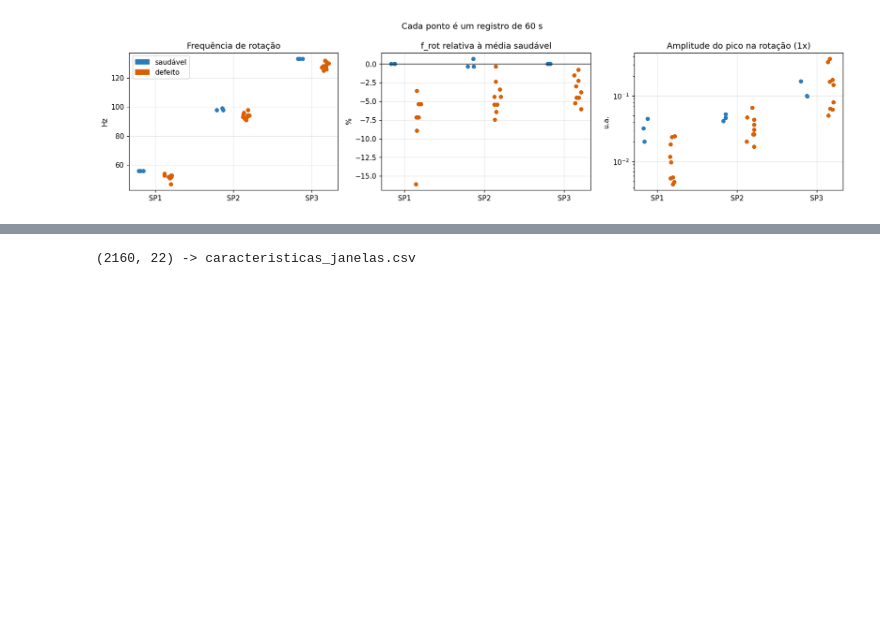
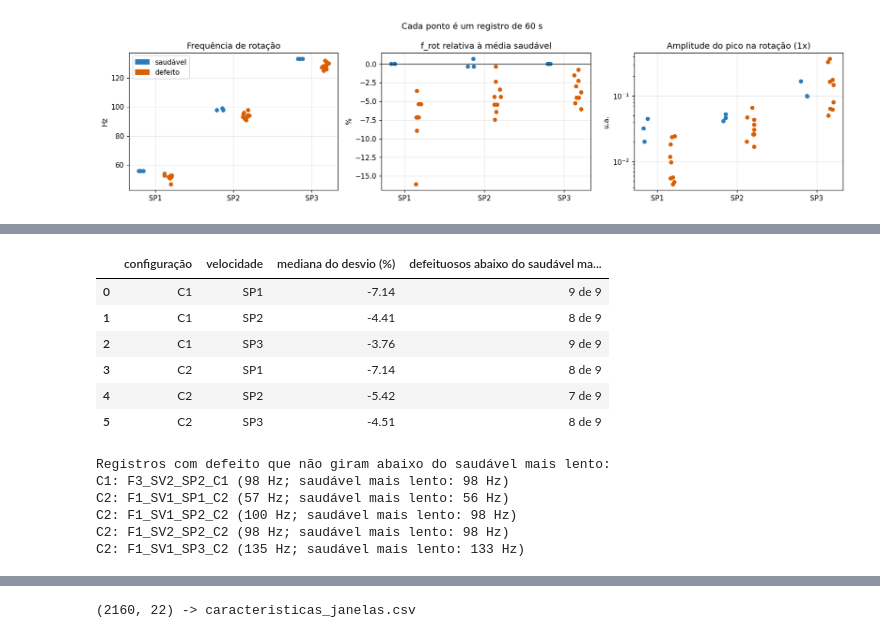
Before and after one commit to carol-santiago/Projeto-DronePropB-Sinais-e-Sistemas, a Jupyter notebook: código/main.ipynb, the cells around one changed output, grey strips where cells are left out. Drawn from its saved outputs; the diff is of its cells as text; code cells hidden in the pictures; blank space fills up the shorter version.

Commit message:
explicação das configs

```diff
--- a/código/main.ipynb
+++ b/código/main.ipynb
@@ -189,7 +189,7 @@ Registros com passo de tempo irregular: 0
 Maior |média|/desvio padrão: 0.053
 Passo de quantização: 3.20e-04 u.a. | níveis distintos por registro: 692 a 9865
 # %%
-# Os saudáveis de C1 e C2 são o mesmo sinal?
+# Os saudáveis de C1 e C2 são o mesmo sinal? E os registros com defeito?
 iguais = []
 for sp in VELOCIDADES:
     for rep in [1, 2, 3]:
@@ -197,5 +197,13 @@ for sp in VELOCIDADES:
         b, _, _, _ = carregar_piezo(os.path.join(PASTA, f'F0_SV0_{sp}_C2_R{rep}.mat'))
         iguais.append(np.array_equal(a, b))
 print(f'{sum(iguais)} de {len(iguais)} pares F0 C1/C2 têm exatamente o mesmo sinal')
+
+iguais_def, datas_def = [], set()
+for _, r in inventario[(inventario['C'] == 1) & (inventario['F'] > 0)].iterrows():
+    a, _, _, data_a = carregar_piezo(os.path.join(PASTA, r['id'] + '.mat'))
+    b, _, _, data_b = carregar_piezo(os.path.join(PASTA, r['id'].replace('_C1', '_C2') + '.mat'))
+    iguais_def.append(np.array_equal(a, b))
+    datas_def.update([data_a, data_b])
+print(f'{sum(iguais_def)} de {len(iguais_def)} pares com defeito C1/C2 têm o mesmo sinal | datas de gravação: {sorted(datas_def)}')
 # %% [output]
 9 de 9 pares F0 C1/C2 têm exatamente o mesmo sinal
@@ -977,3 +991,51 @@ plt.tight_layout(); plt.show()
+# %%
+# Mesma medida de rotação, agora com os registros da configuração C2
+def freq_rotacao_sinal(x, sp):
+    """Igual a freq_rotacao, mas recebendo o sinal diretamente (C2 não está em `sinais`)."""
+    J = janelar(x, N_JAN)
+    f = espectro(J[0], FS)[0]
+    A = np.mean([espectro(j, FS)[1] for j in J], axis=0)
+    m = (f >= FAIXA_ROT[sp][0]) & (f <= FAIXA_ROT[sp][1])
+    return f[m][np.argmax(A[m])]
+
+linhas_c2 = []
+for _, r in inventario[(inventario['C'] == 2) & (inventario['SP'] > 0)].iterrows():
+    x, _, _, _ = carregar_piezo(os.path.join(PASTA, r['id'] + '.mat'))
+    sp = f"SP{r['SP']}"
+    linhas_c2.append({'id': r['id'], 'classe': 'saudável' if r['F'] == 0 else 'defeito',
+                      'velocidade': sp, 'f_rot (Hz)': freq_rotacao_sinal(x, sp)})
+rot_c2 = pd.DataFrame(linhas_c2)
+ref_c2 = rot_c2[rot_c2['classe'] == 'saudável'].groupby('velocidade')['f_rot (Hz)'].mean()
+rot_c2['desvio de f_rot vs. saudável (%)'] = 100 * (rot_c2['f_rot (Hz)'] / rot_c2['velocidade'].map(ref_c2) - 1)
+
+# Em cada configuração e velocidade: mediana do desvio e quantos defeituosos giram abaixo do saudável mais lento
+resumo, excecoes = [], []
+for nome, tab in [('C1', rot), ('C2', rot_c2)]:
+    for sp in VELOCIDADES:
+        lento = tab[(tab['velocidade'] == sp) & (tab['classe'] == 'saudável')]['f_rot (Hz)'].min()
+        d = tab[(tab['velocidade'] == sp) & (tab['classe'] == 'defeito')]
+        resumo.append({'configuração': nome, 'velocidade': sp,
+                       'mediana do desvio (%)': round(d['desvio de f_rot vs. saudável (%)'].median(), 2),
+                       'defeituosos abaixo do saudável mais lento': f"{(d['f_rot (Hz)'] < lento).sum()} de {len(d)}"})
+        excecoes += [f"{nome}: {r['id']} ({r['f_rot (Hz)']:.0f} Hz; saudável mais lento: {lento:.0f} Hz)"
+                     for _, r in d[d['f_rot (Hz)'] >= lento].iterrows()]
+display(pd.DataFrame(resumo))
+print('Registros com defeito que não giram abaixo do saudável mais lento:')
+print('\n'.join(excecoes))
+# %% [output]
+|  | configuração | velocidade | mediana do desvio (%) | defeituosos abaixo do saudável ma... |
+| 0 | C1 | SP1 | -7.14 | 9 de 9 |
+| 1 | C1 | SP2 | -4.41 | 8 de 9 |
+| 2 | C1 | SP3 | -3.76 | 9 de 9 |
+| 3 | C2 | SP1 | -7.14 | 8 de 9 |
+| 4 | C2 | SP2 | -5.42 | 7 de 9 |
+| 5 | C2 | SP3 | -4.51 | 8 de 9 |
+Registros com defeito que não giram abaixo do saudável mais lento:
+C1: F3_SV2_SP2_C1 (98 Hz; saudável mais lento: 98 Hz)
+C2: F1_SV1_SP1_C2 (57 Hz; saudável mais lento: 56 Hz)
+C2: F1_SV1_SP2_C2 (100 Hz; saudável mais lento: 98 Hz)
+C2: F1_SV2_SP2_C2 (98 Hz; saudável mais lento: 98 Hz)
+C2: F1_SV1_SP3_C2 (135 Hz; saudável mais lento: 133 Hz)
 # %% [markdown]
 O espectro em função da ordem confirma a previsão do teorema do escalamento quanto às posições dos picos. Nas três velocidades e nas duas classes, os picos caem sobre as ordens inteiras 1, 2, 3, ..., 6, embora a rotação vá de 56 Hz em SP1 a 133 Hz em SP3 (um fator de 2,4). Todos os harmônicos se deslocam, portanto, pelo mesmo fator que a rotação. As alturas, por outro lado, não seguem um escalamento simples. No saudável, a rotação domina em SP3, enquanto em SP1 o quarto e o sexto harmônicos, e em SP2 o terceiro e o quinto, têm peso relativo bem maior. Isso indica que a forma da vibração em cada volta também muda com a velocidade, e que o sinal em outra velocidade não é exatamente uma versão comprimida $x(at)$ do sinal original. No defeito, o quarto harmônico é relativamente forte em SP1 e SP2, e em SP1 o patamar entre os harmônicos é mais alto, o que é coerente com a entropia espectral maior medida em 3.3.
 
```
Also changed, not shown: parts of 8 cells of this notebook, 3 other files.
